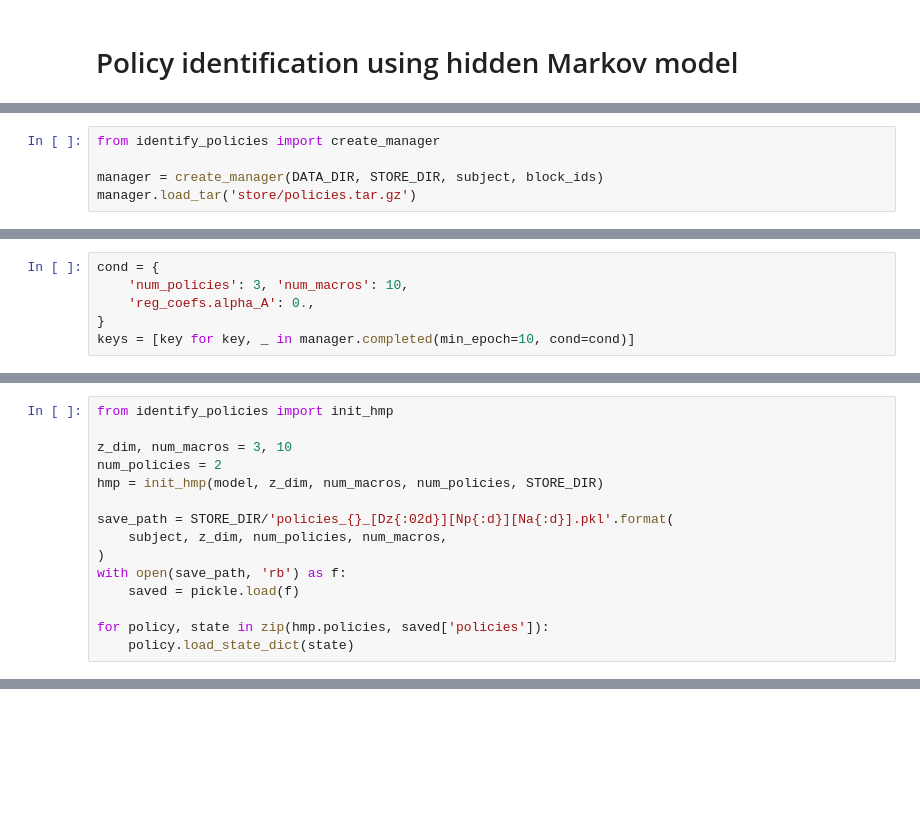
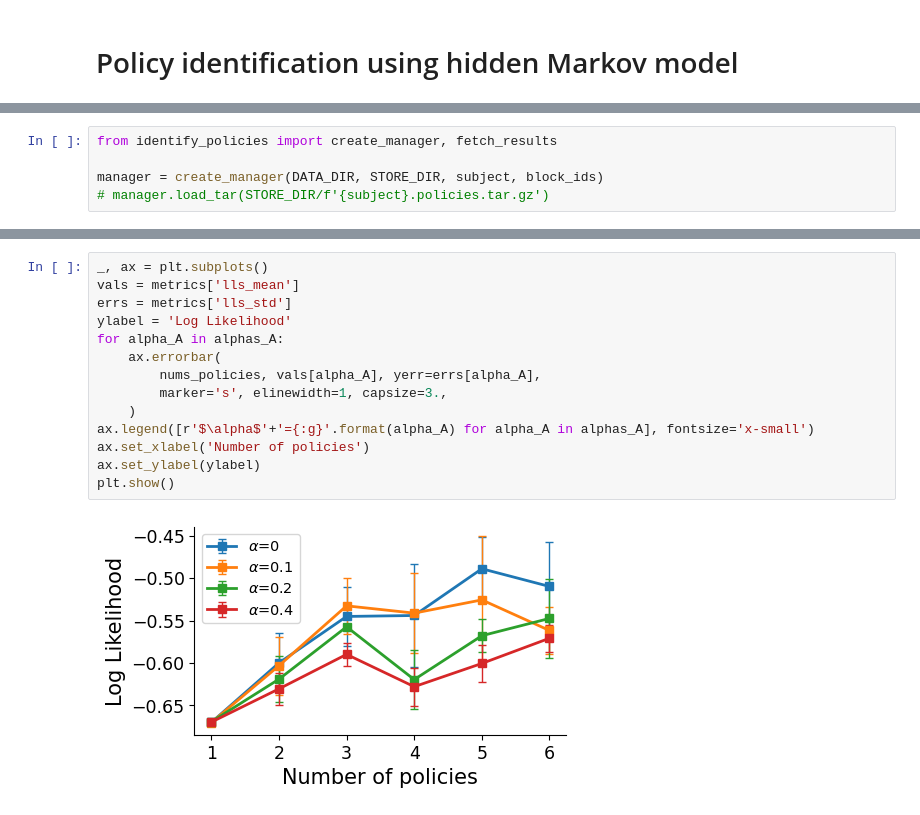
Before and after one commit to XaqLab/hex-arena, a Jupyter notebook: policy-identification.ipynb, the cells around one changed output, grey strips where cells are left out. Drawn from its saved outputs; the diff is of its cells as text; blank space fills up the shorter version.

```diff
--- a/policy-identification.ipynb
+++ b/policy-identification.ipynb
@@ -250,7 +250,7 @@ Block 1 of 20211129
 # %%
-from identify_policies import create_manager
+from identify_policies import create_manager, fetch_results
 
 manager = create_manager(DATA_DIR, STORE_DIR, subject, block_ids)
-manager.load_tar('store/policies.tar.gz')
+# manager.load_tar(STORE_DIR/f'{subject}.policies.tar.gz')
 # %% [output]
 Collect data:   0%|                                                                                           …
@@ -261,6 +256,0 @@ Copying 'ckpts':   0%|
-# %%
-cond = {
-    'num_policies': 3, 'num_macros': 10,
-    'reg_coefs.alpha_A': 0.,
-}
-keys = [key for key, _ in manager.completed(min_epoch=10, cond=cond)]
@@ -296,15 +256,0 @@ torch.Size([1215, 3])
-# %%
-from identify_policies import init_hmp
-
-z_dim, num_macros = 3, 10
-num_policies = 2
-hmp = init_hmp(model, z_dim, num_macros, num_policies, STORE_DIR)
-
-save_path = STORE_DIR/'policies_{}_[Dz{:02d}][Np{:d}][Na{:d}].pkl'.format(
-    subject, z_dim, num_policies, num_macros,
-)
-with open(save_path, 'rb') as f:
-    saved = pickle.load(f)
-
-for policy, state in zip(hmp.policies, saved['policies']):
-    policy.load_state_dict(state)
@@ -405,0 +308,16 @@ fig.savefig(FIG_DIR/f'EM.iteration_{subject}_[Np{num_policies}].svg')
+# %%
+_, ax = plt.subplots()
+vals = metrics['lls_mean']
+errs = metrics['lls_std']
+ylabel = 'Log Likelihood'
+for alpha_A in alphas_A:
+    ax.errorbar(
+        nums_policies, vals[alpha_A], yerr=errs[alpha_A],
+        marker='s', elinewidth=1, capsize=3.,
+    )
+ax.legend([r'$\alpha$'+'={:g}'.format(alpha_A) for alpha_A in alphas_A], fontsize='x-small')
+ax.set_xlabel('Number of policies')
+ax.set_ylabel(ylabel)
+plt.show()
+# %% [output]
+[figure, added]
```
Also changed, not shown: parts of 25 cells of this notebook.
